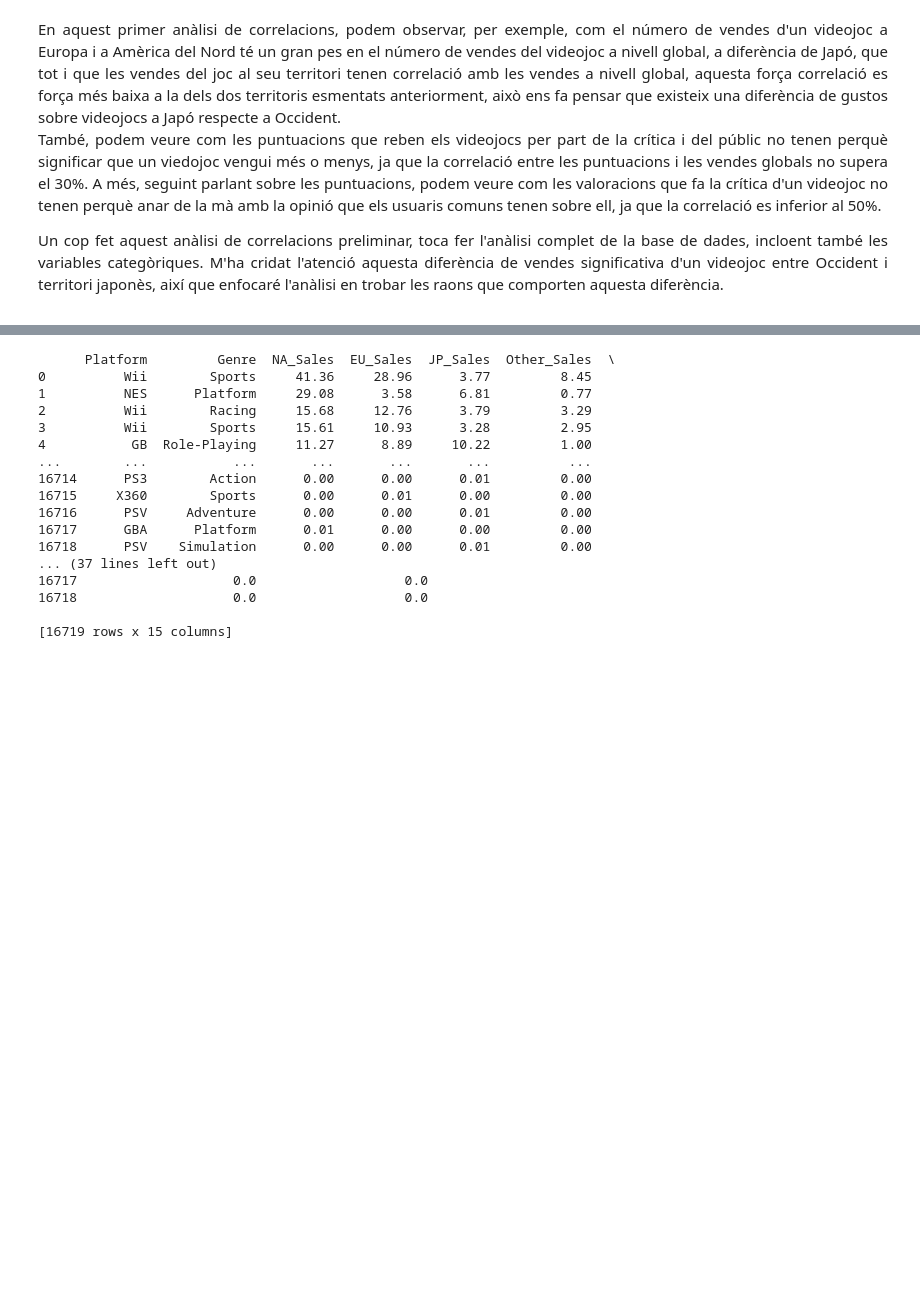
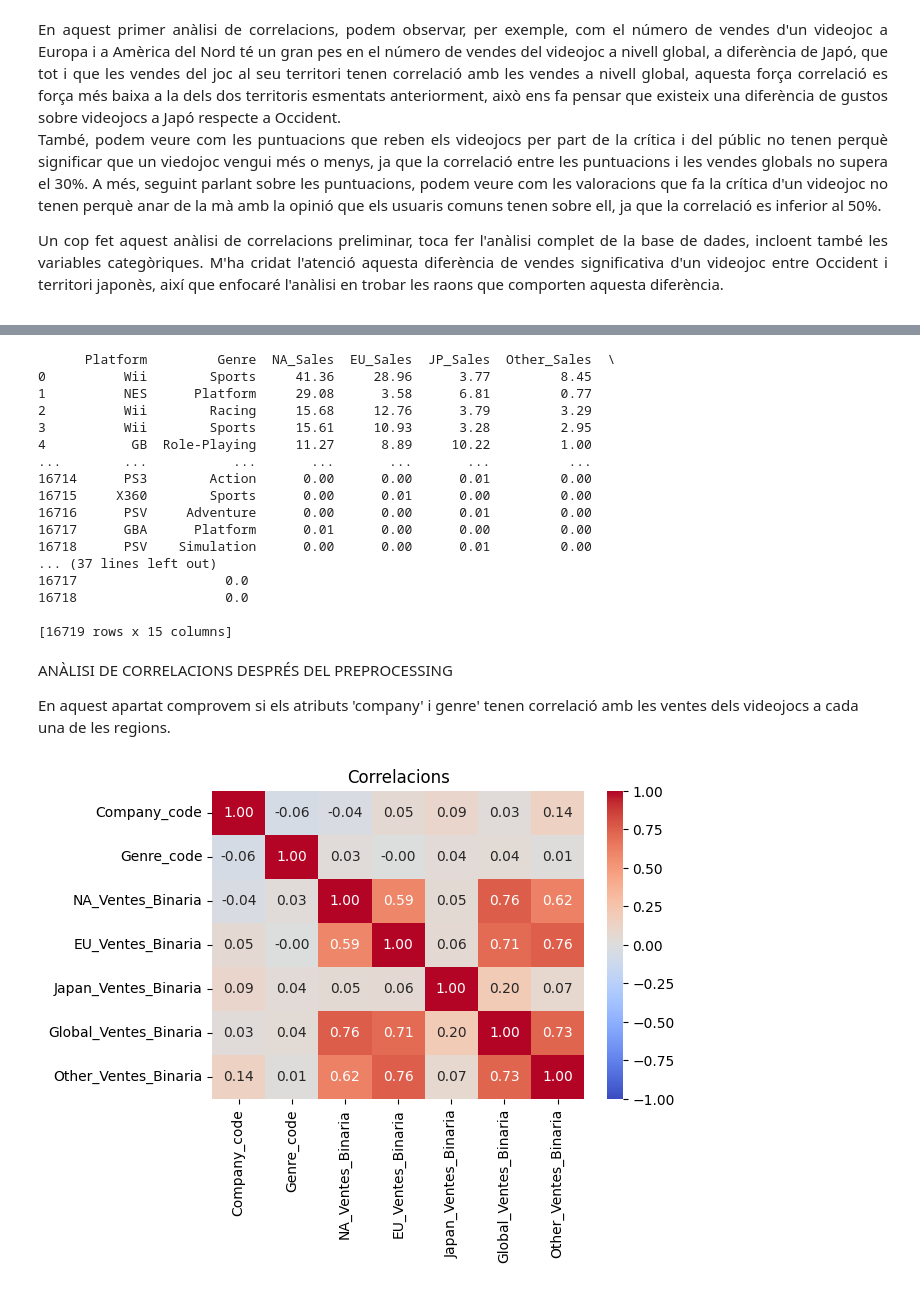
Before and after one commit to LuisVera1998/Cas-Kaggle-APC-1637397, a Jupyter notebook: Cas_Kaggle_1637397/Cas_Kaggle_1637397.ipynb, the cells around one changed output, grey strips where cells are left out. Drawn from its saved outputs; the diff is of its cells as text; code cells hidden in the pictures; blank space fills up the shorter version.

```diff
--- a/Cas_Kaggle_1637397/Cas_Kaggle_1637397.ipynb
+++ b/Cas_Kaggle_1637397/Cas_Kaggle_1637397.ipynb
@@ -214,20 +244,4 @@ Començarem eliminant columnes que no ens seran necessàries per a la realitzaci
 # %%
-#Atributs irrellavants
-
-#Funció per eliminar atributs irrellevants
-
-def eliminar_atributs(df, columnes_a_eliminar):
-
-    df_sense_atributs = df.drop(columns=columnes_a_eliminar, axis=1)
-    return df_sense_atributs
-
-
-atributs_a_eliminar = ['Name', 'Year_of_Release', 'Rating','Critic_Count','Critic_Score','User_Count','User_Score','Publisher','Developer']
-
-df_sense_atributs = eliminar_atributs(df, atributs_a_eliminar)
-
-#df_sense_atributs
-
 # Llistar plataformes úniques
 unique_platforms = df['Platform'].unique()
 #print("Llista de plataformes úniques:", unique_platforms)
@@ -239,11 +253,11 @@ def classify_platform(platform):
     platform_dict = {
         'Nintendo': ['Wii', 'NES', 'GB', 'DS', 'GBA', '3DS', 'N64', 'WiiU', 'GC' ],
         'Sony': ['PS3', 'PS2', 'PS4', 'PS', 'PSP', 'PSV'],
-        'Microsoft': ['X360', 'XB', 'XOne'],
-        'Atari': ['2600'],
-        'Sega': ['GEN','SAT', 'DC', 'SCD', 'GG'],
-        'PC': ['PC'],
-        'Altres':['WS', 'PCFX', '3DO', 'TG16']
+        #'Microsoft': ['X360', 'XB', 'XOne'],
+        #'Atari': ['2600'],
+        #'Sega': ['GEN','SAT', 'DC', 'SCD', 'GG'],
+        #'PC': ['PC'],
+        'Altres':['WS', 'PCFX', '3DO', 'TG16','X360', 'XB', 'XOne','2600','GEN','SAT', 'DC', 'SCD', 'GG','PC']
     }
     # Comprovar a quina companyia pertany la plataforma
     for company, platforms in platform_dict.items():
@@ -284,7 +298,7 @@ for index, row in df_sense_atributs.iterrows():
     else:
         df_sense_atributs.at[index, 'Japan_Ventes_Binaria'] = 0
 
-    # Codificar AmÈrica del Nord
+    # Codificar Amèrica del Nord
     if row['NA_Sales'] >= llindarNA:
         df_sense_atributs.at[index, 'NA_Ventes_Binaria'] = 1
     else:
@@ -324,7 +338,26 @@ print(df_sense_atributs)
 16717      GBA      Platform      0.01      0.00      0.00         0.00
 16718      PSV    Simulation      0.00      0.00      0.01         0.00
 ... (37 lines left out)
-16717                    0.0                   0.0
-16718                    0.0                   0.0
+16717                   0.0
+16718                   0.0
 
 [16719 rows x 15 columns]
+# %% [markdown]
+ANÀLISI DE CORRELACIONS DESPRÉS DEL PREPROCESSING
+
+En aquest apartat comprovem si els atributs 'company' i genre' tenen correlació amb les ventes dels videojocs a cada una de les regions.
+# %%
+
+columnes_seleccionades = ['Company_code', 'Genre_code', 'NA_Ventes_Binaria', 'EU_Ventes_Binaria',
+                          'Japan_Ventes_Binaria', 'Global_Ventes_Binaria', 'Other_Ventes_Binaria']
+
+# Crear un nou df
+df_seleccionats = df_sense_atributs[columnes_seleccionades]
+
+# Generar la matriu de correlació
+plt.figure(figsize=(6, 4))
+sns.heatmap(df_seleccionats.corr(), annot=True, fmt=".2f", cmap="coolwarm", vmin=-1, vmax=1)
+plt.title("Correlacions")
+plt.show()
+# %% [output]
+[figure, added]
```
Also changed, not shown: parts of 6 cells of this notebook.
